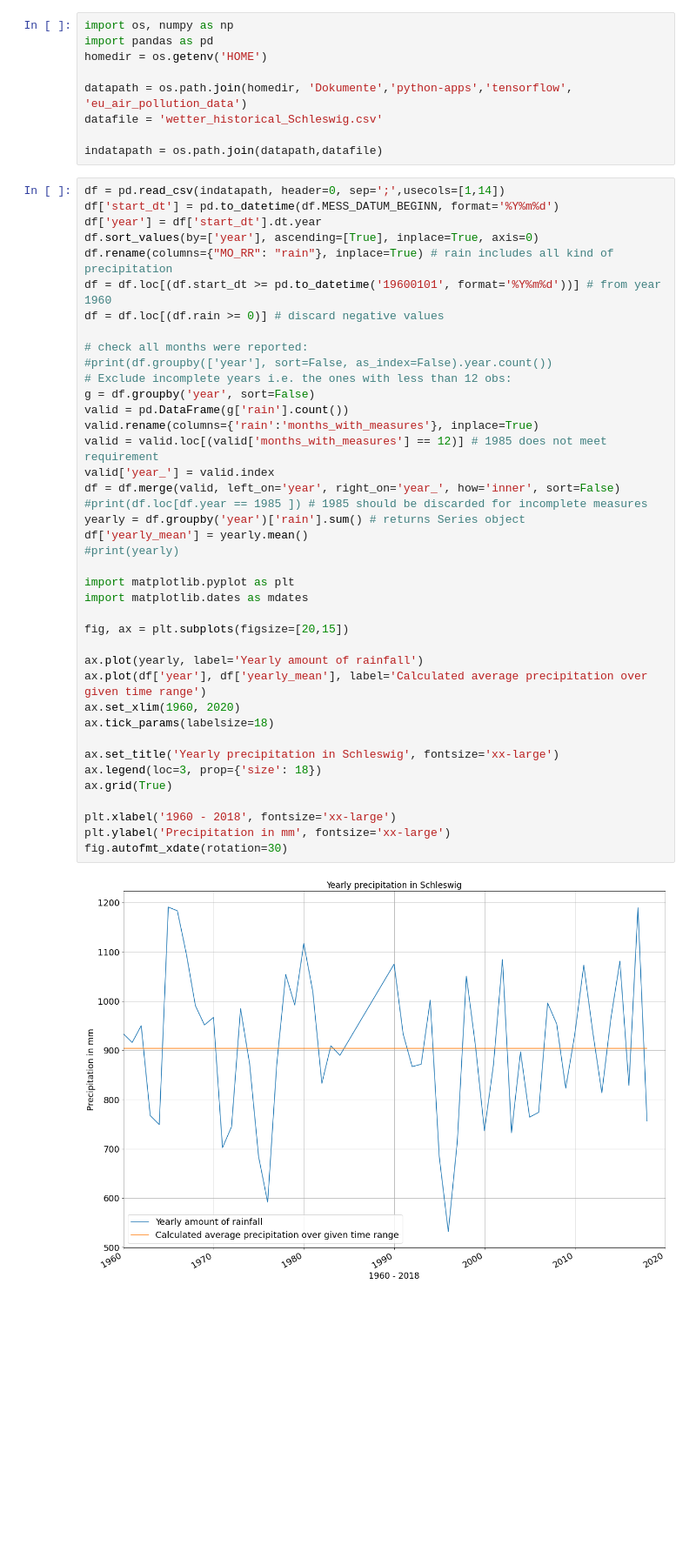
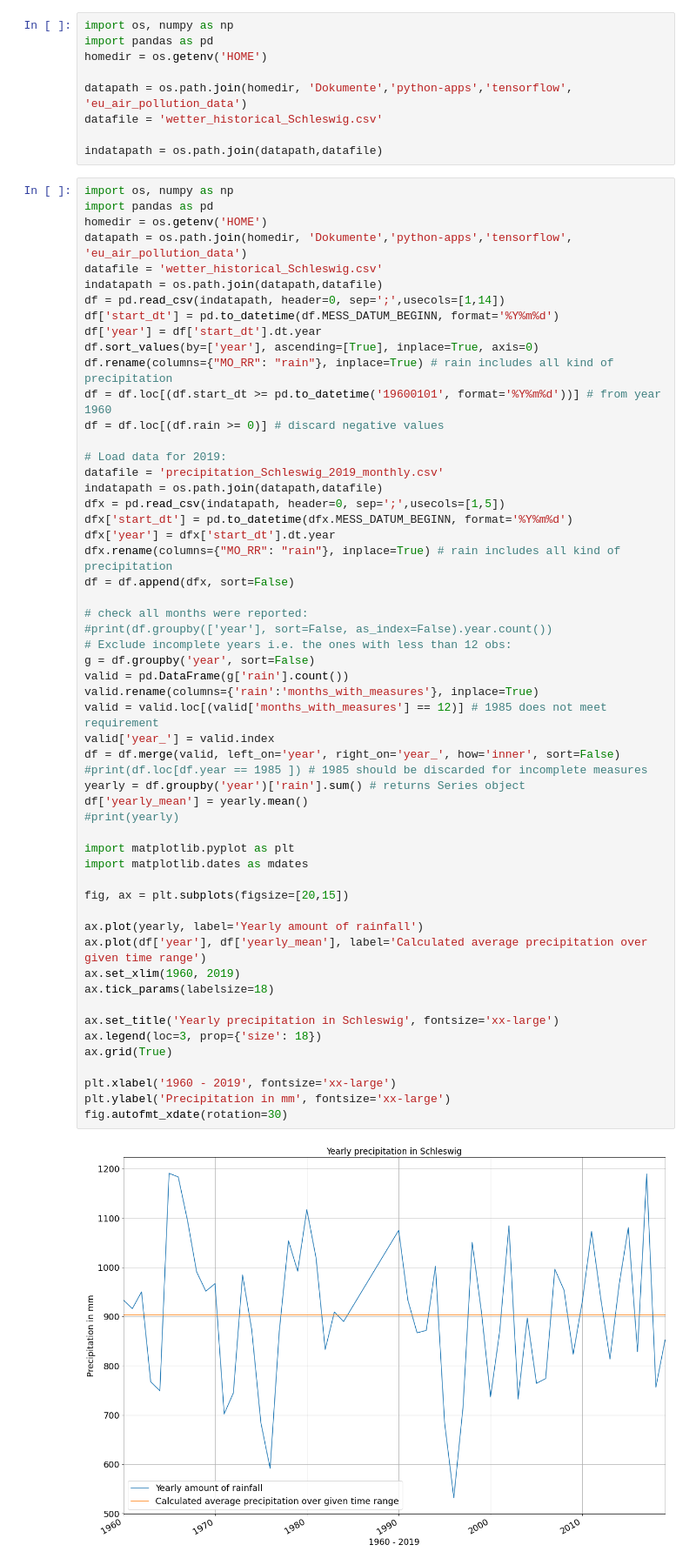
Before and after one commit to DirkEngfer/PandasTests, a Jupyter notebook: Precipitation_Schleswig.ipynb, the cells around one changed output. Shown: that part at 87% size. Drawn from its saved outputs; the diff is of its cells as text; blank space fills up the shorter version.

Commit message:
Add files via upload
Add data for 2019

```diff
--- a/Precipitation_Schleswig.ipynb
+++ b/Precipitation_Schleswig.ipynb
@@ -28,6 +31,12 @@ datafile = 'wetter_historical_Schleswig.csv'
 
 indatapath = os.path.join(datapath,datafile)
 # %%
+import os, numpy as np
+import pandas as pd
+homedir = os.getenv('HOME')
+datapath = os.path.join(homedir, 'Dokumente','python-apps','tensorflow', 'eu_air_pollution_data')
+datafile = 'wetter_historical_Schleswig.csv'
+indatapath = os.path.join(datapath,datafile)
 df = pd.read_csv(indatapath, header=0, sep=';',usecols=[1,14])
 df['start_dt'] = pd.to_datetime(df.MESS_DATUM_BEGINN, format='%Y%m%d')
 df['year'] = df['start_dt'].dt.year
@@ -35,37 +44,46 @@ df.sort_values(by=['year'], ascending=[True], inplace=True, axis=0)
 df.rename(columns={"MO_RR": "rain"}, inplace=True) # rain includes all kind of precipitation
 df = df.loc[(df.start_dt >= pd.to_datetime('19600101', format='%Y%m%d'))] # from year 1960
 df = df.loc[(df.rain >= 0)] # discard negative values
+
+# Load data for 2019:
+datafile = 'precipitation_Schleswig_2019_monthly.csv'
+indatapath = os.path.join(datapath,datafile)
+dfx = pd.read_csv(indatapath, header=0, sep=';',usecols=[1,5])
+dfx['start_dt'] = pd.to_datetime(dfx.MESS_DATUM_BEGINN, format='%Y%m%d')
+dfx['year'] = dfx['start_dt'].dt.year
+dfx.rename(columns={"MO_RR": "rain"}, inplace=True) # rain includes all kind of precipitation
+df = df.append(dfx, sort=False)
 
 # check all months were reported:
 #print(df.groupby(['year'], sort=False, as_index=False).year.count())
 # Exclude incomplete years i.e. the ones with less than 12 obs:
 g = df.groupby('year', sort=False)
 valid = pd.DataFrame(g['rain'].count())
 valid.rename(columns={'rain':'months_with_measures'}, inplace=True)
 valid = valid.loc[(valid['months_with_measures'] == 12)] # 1985 does not meet requirement
 valid['year_'] = valid.index
 df = df.merge(valid, left_on='year', right_on='year_', how='inner', sort=False)
 #print(df.loc[df.year == 1985 ]) # 1985 should be discarded for incomplete measures
 yearly = df.groupby('year')['rain'].sum() # returns Series object
 df['yearly_mean'] = yearly.mean()
 #print(yearly)
 
 import matplotlib.pyplot as plt
 import matplotlib.dates as mdates
 
 fig, ax = plt.subplots(figsize=[20,15])
 
 ax.plot(yearly, label='Yearly amount of rainfall')
 ax.plot(df['year'], df['yearly_mean'], label='Calculated average precipitation over given time range')
-ax.set_xlim(1960, 2020)
+ax.set_xlim(1960, 2019)
 ax.tick_params(labelsize=18)
 
 ax.set_title('Yearly precipitation in Schleswig', fontsize='xx-large')
 ax.legend(loc=3, prop={'size': 18})
 ax.grid(True)
 
-plt.xlabel('1960 - 2018', fontsize='xx-large')
+plt.xlabel('1960 - 2019', fontsize='xx-large')
 plt.ylabel('Precipitation in mm', fontsize='xx-large')
 fig.autofmt_xdate(rotation=30)
 # %% [output]
-[figure, old version]
+[figure, new version]
```
Also changed, not shown: parts of 1 cell of this notebook, 1 other file.
